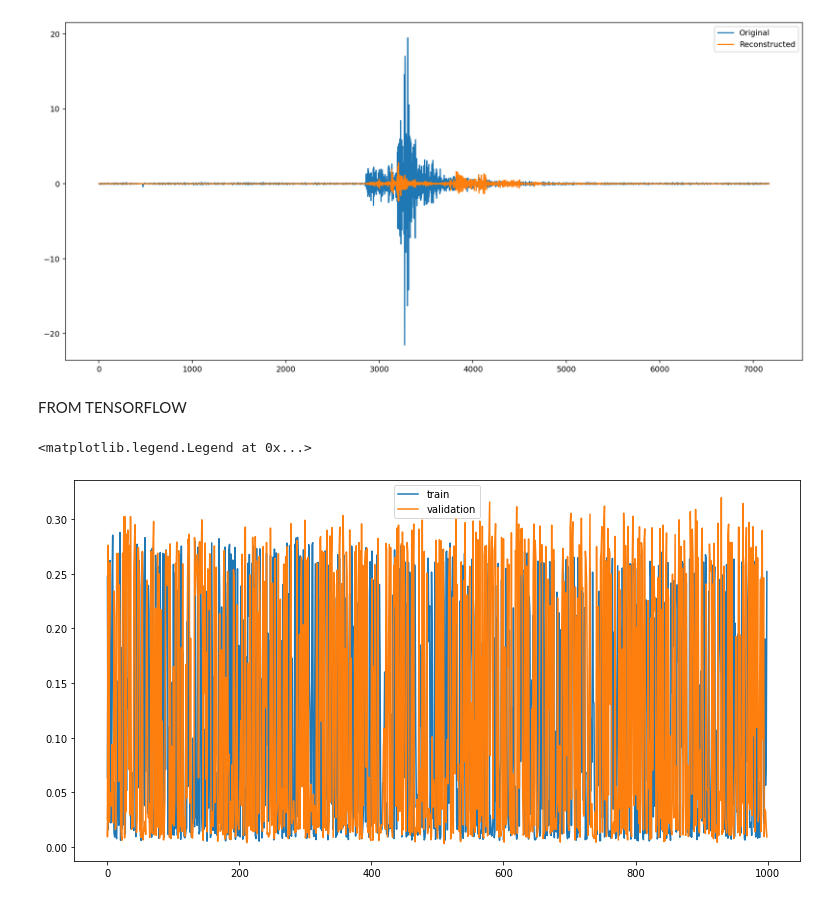
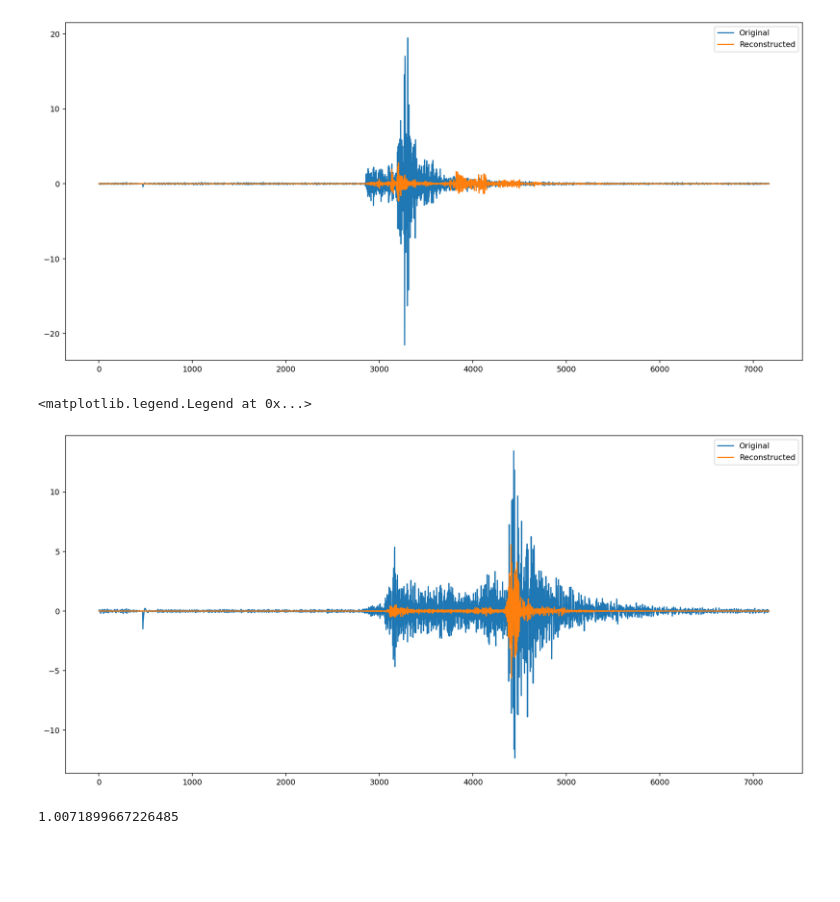
Before and after one commit to maniatisni/iDAS-self-supervised-denoising, a Jupyter notebook: train-synthetic.ipynb, the cells around one changed output. Drawn from its saved outputs; the diff is of its cells as text; code cells hidden in the pictures; blank space fills up the shorter version.

```diff
--- a/train-synthetic.ipynb
+++ b/train-synthetic.ipynb
@@ -210,5 +210,3 @@ plt.legend()
 # %% [output]
 <matplotlib.legend.Legend at 0x...>
 [figure]
-# %% [markdown]
-FROM TENSORFLOW
@@ -220,8 +213,13 @@ v = pd.read_csv("../validation.csv")
-# %%
-plt.figure(figsize=(13,7))
-plt.plot(t['Step'], t['Value'],label='train')
-plt.plot(v['Step'], v['Value'],label='validation')
-plt.legend()
-# %% [output]
-<matplotlib.legend.Legend at 0x...>
-[figure, removed]
+# %%
+channel=0
+plt.figure(figsize=(17,8),dpi=140)
+plt.plot(eval_sample[channel],label='Original')
+plt.plot(output_[channel],label='Reconstructed')
+plt.legend()
+# %% [output]
+<matplotlib.legend.Legend at 0x...>
+[figure, added]
+# %%
+np.mean((og-rec)**2)/np.mean((og)**2)
+# %% [output]
+1.0071899667226485
```
Also changed, not shown: parts of 3 cells of this notebook, 1 other file.
